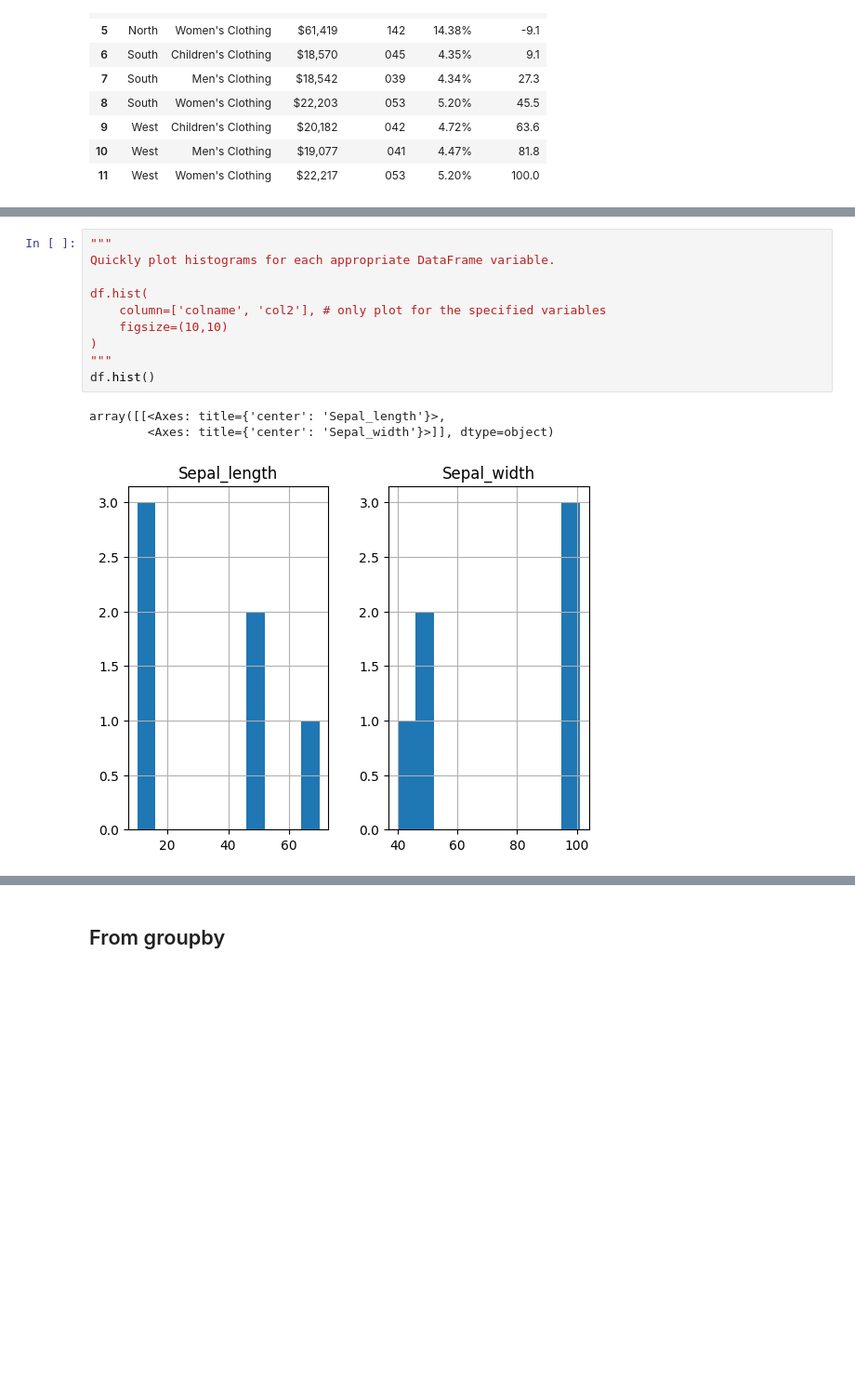
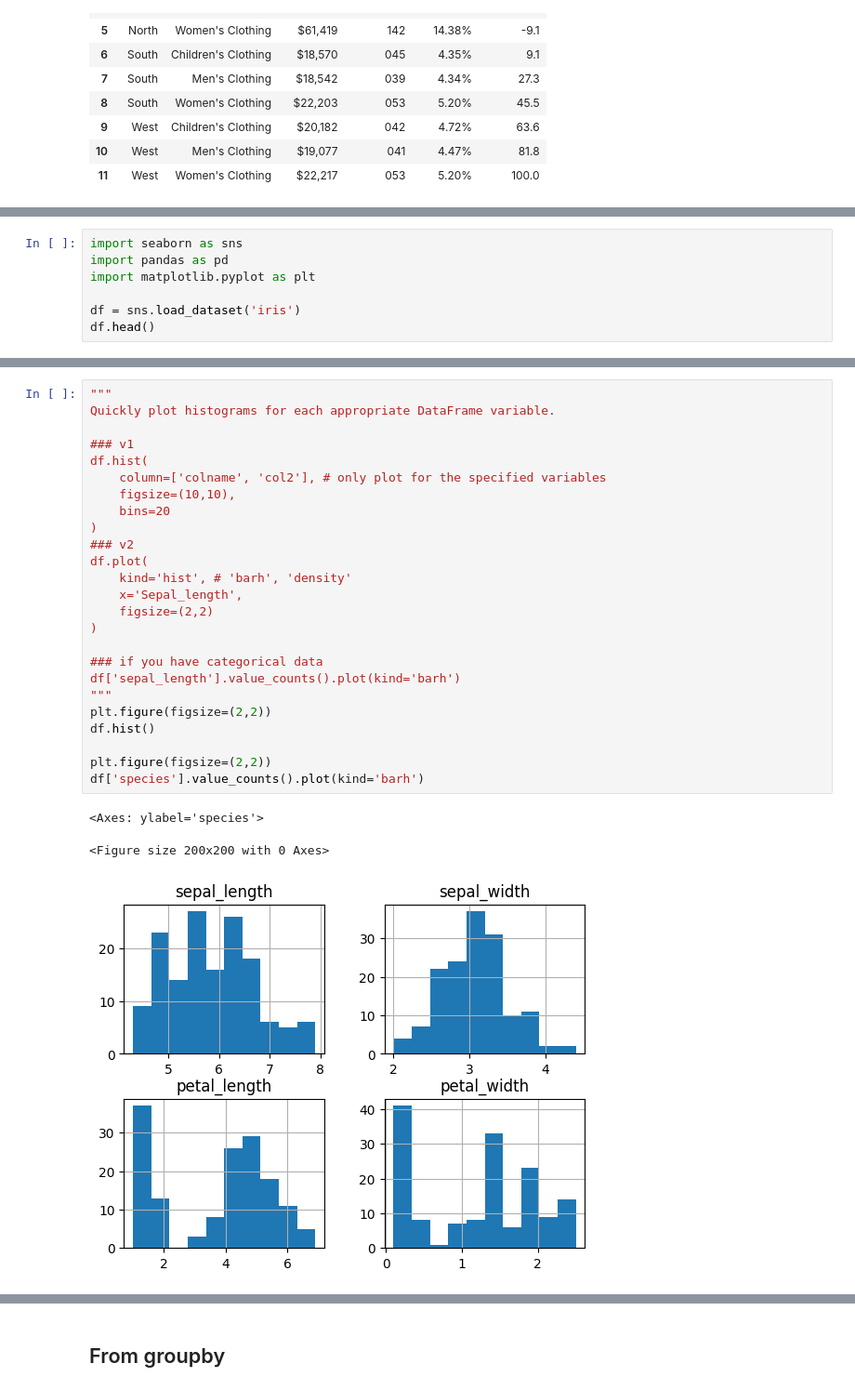
Before and after one commit to EvgeniiZorin/Handbook_Statistics-Probability-and-ML, a Jupyter notebook: _Pandas.ipynb, the cells around one changed output, grey strips where cells are left out. Shown at 93% size. Saved outputs shown, nothing was run; the diff lists cells and outputs as text; blank space fills up the shorter version.

```diff
--- a/_Pandas.ipynb
+++ b/_Pandas.ipynb
@@ -2062,0 +2071,7 @@ df = pd.DataFrame({
+# %%
+import seaborn as sns
+import pandas as pd
+import matplotlib.pyplot as plt
+
+df = sns.load_dataset('iris')
+df.head()
@@ -2063,14 +2085,29 @@ df = pd.DataFrame({
 # %%
 """
 Quickly plot histograms for each appropriate DataFrame variable.
 
+### v1
 df.hist(
     column=['colname', 'col2'], # only plot for the specified variables
-    figsize=(10,10)
+    figsize=(10,10),
+    bins=20
 )
+### v2
+df.plot(
+    kind='hist', # 'barh', 'density'
+    x='Sepal_length',
+    figsize=(2,2)
+)
+
+### if you have categorical data
+df['sepal_length'].value_counts().plot(kind='barh')
 """
+plt.figure(figsize=(2,2))
 df.hist()
+
+plt.figure(figsize=(2,2))
+df['species'].value_counts().plot(kind='barh')
 # %% [output]
-array([[<Axes: title={'center': 'Sepal_length'}>,
-        <Axes: title={'center': 'Sepal_width'}>]], dtype=object)
+<Axes: ylabel='species'>
+<Figure size 200x200 with 0 Axes>
-[figure, old version]
+[figure, new version]
```
Also changed, not shown: parts of 13 cells of this notebook, 6 other files.
